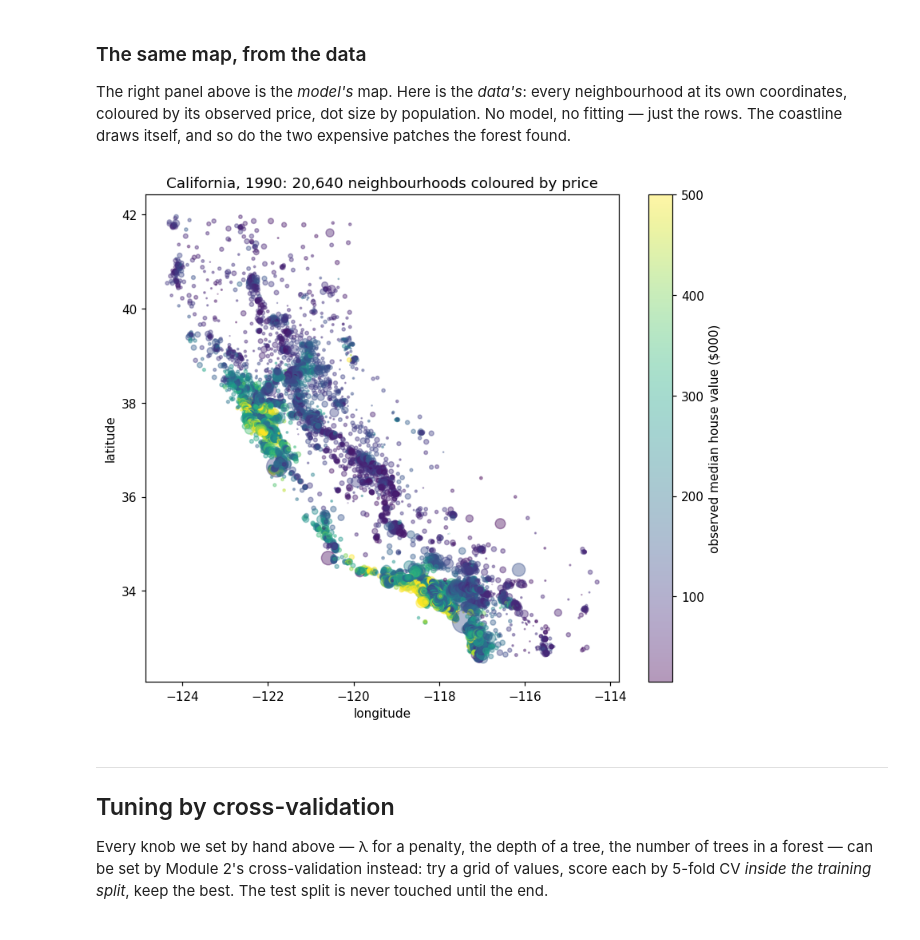
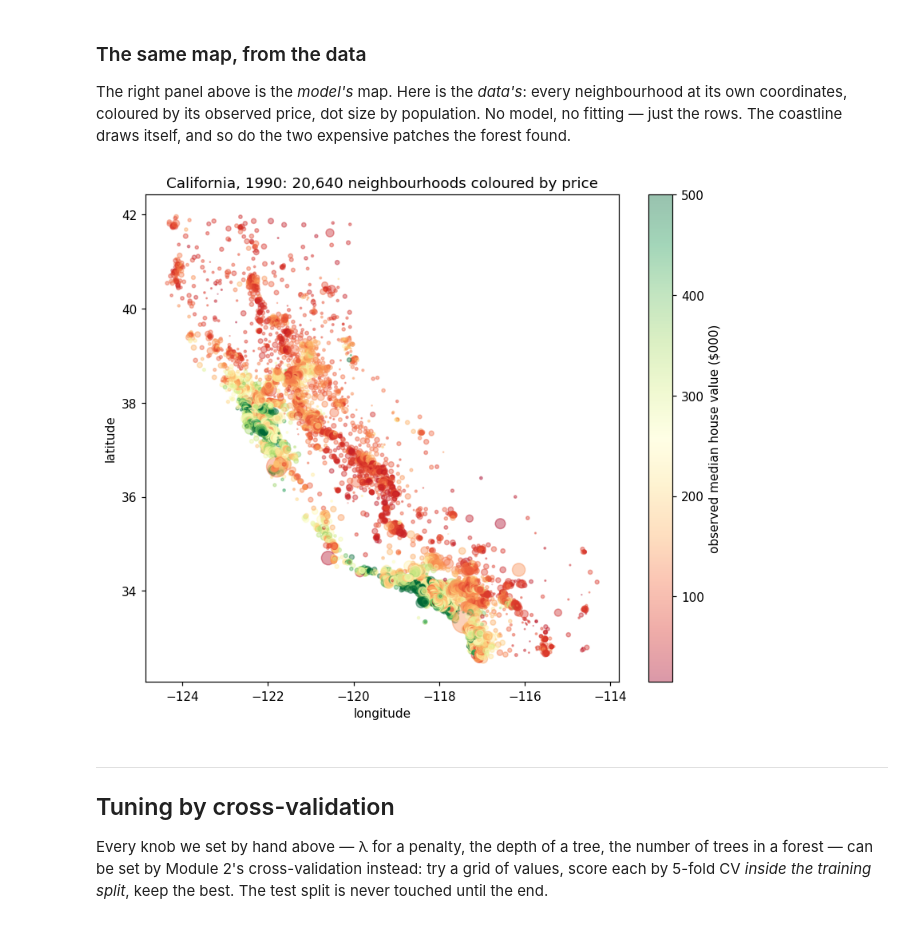
Before and after one commit to sparks5969/course-advanced-data-analysis, a Jupyter notebook: lecture_module4.ipynb, the cells around one changed output. Drawn from its saved outputs; the diff is of its cells as text; code cells hidden in the pictures.

Commit message:
Module 4: lecture notebook update (map colours, section order)
Co-Authored-By: Claude Fable 5.1 <noreply@anthropic.com>

```diff
--- a/lecture_module4.ipynb
+++ b/lecture_module4.ipynb
@@ -789,13 +789,13 @@ The right panel above is the *model's* map. Here is the *data's*: every neighbou
 # %%
 fig, ax = plt.subplots(figsize=(7.5, 6.5))
 sc = ax.scatter(housing.longitude, housing.latitude,
-                c=housing.median_house_value / 1000, cmap="viridis",          # colour = observed price
+                c=housing.median_house_value / 1000, cmap="RdYlGn",           # colour = observed price: red cheap, green expensive
                 s=housing.population.fillna(housing.population.median()) / 100, alpha=0.4)   # size = population
 fig.colorbar(sc, ax=ax, label="observed median house value ($000)")
 ax.set(xlabel="longitude", ylabel="latitude", title="California, 1990: 20,640 neighbourhoods coloured by price")
 plt.tight_layout(); plt.show()
 # %% [output]
-[figure, old version]
+[figure, new version]
 # %% [markdown]
 ---
 ## Tuning by cross-validation
```
